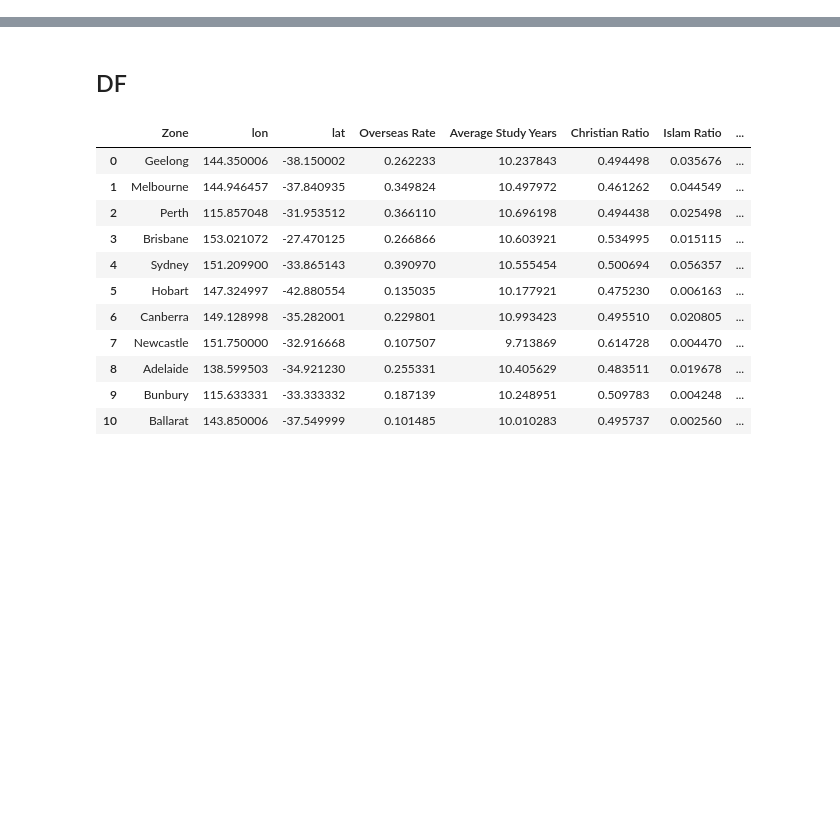
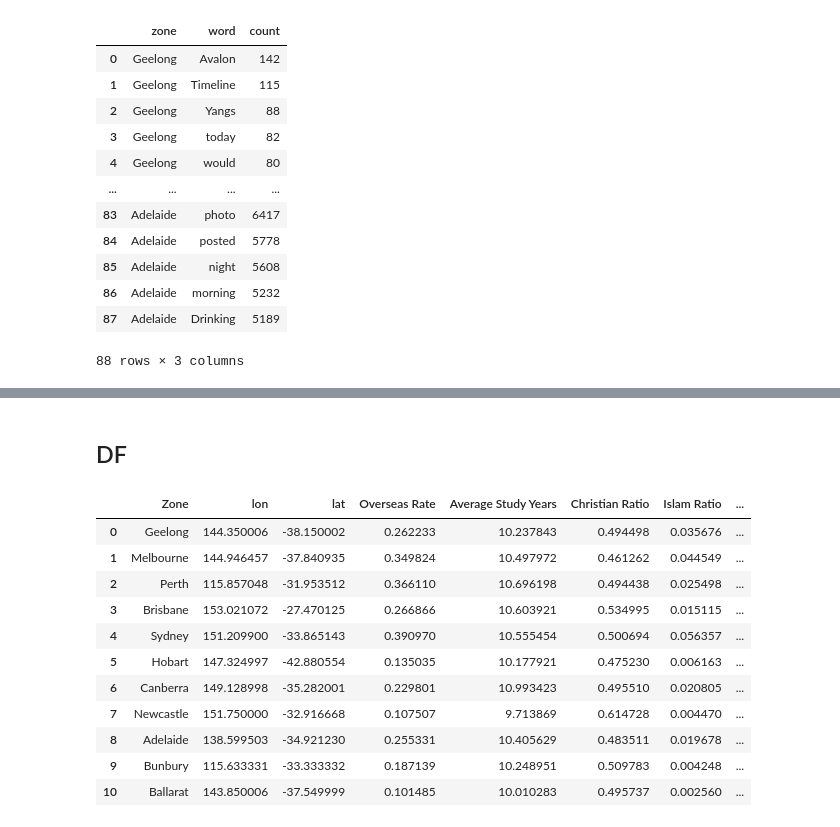
Before and after one commit to Danielyuuuuu/COMP90024CCC_ASS2, a Jupyter notebook: docker-web/app/Graph.ipynb, the cells around one changed output, grey strips where cells are left out. Cells and saved outputs as stored; diff of their text form; code cells hidden in the pictures; blank space fills up the shorter version.

Commit message:
docker web
word count chart , line chart, scatter chart

```diff
--- a/docker-web/app/Graph.ipynb
+++ b/docker-web/app/Graph.ipynb
@@ -5,0 +181,26 @@ import pandas as pd
+# %%
+def convert_count(wordfreq):
+    lst = []
+    for i in wordfreq:
+        area_count = wordfreq[i]
+        for j in area_count:
+            lst.append([i, j, area_count[j]])
+    df = pd.DataFrame(lst)
+    df.columns = ["zone", "word", "count"]
+    return df
+# %%
+convert_count(wordfreq)
+# %% [output]
+|  | zone | word | count |
+| 0 | Geelong | Avalon | 142 |
+| 1 | Geelong | Timeline | 115 |
+| 2 | Geelong | Yangs | 88 |
+| 3 | Geelong | today | 82 |
+| 4 | Geelong | would | 80 |
+| ... | ... | ... | ... |
+| 83 | Adelaide | photo | 6417 |
+| 84 | Adelaide | posted | 5778 |
+| 85 | Adelaide | night | 5608 |
+| 86 | Adelaide | morning | 5232 |
+| 87 | Adelaide | Drinking | 5189 |
+88 rows × 3 columns
```
Also changed, not shown: parts of 12 cells of this notebook, 3 other files.
